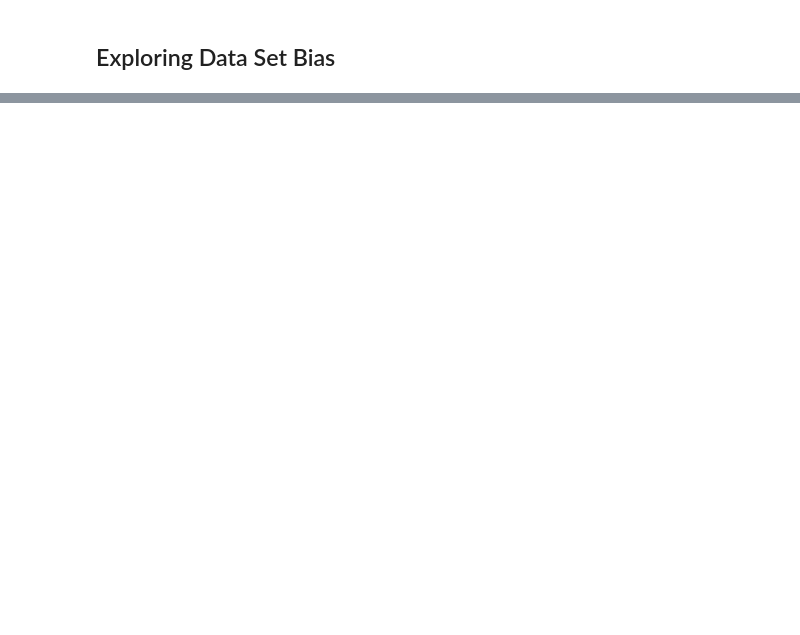
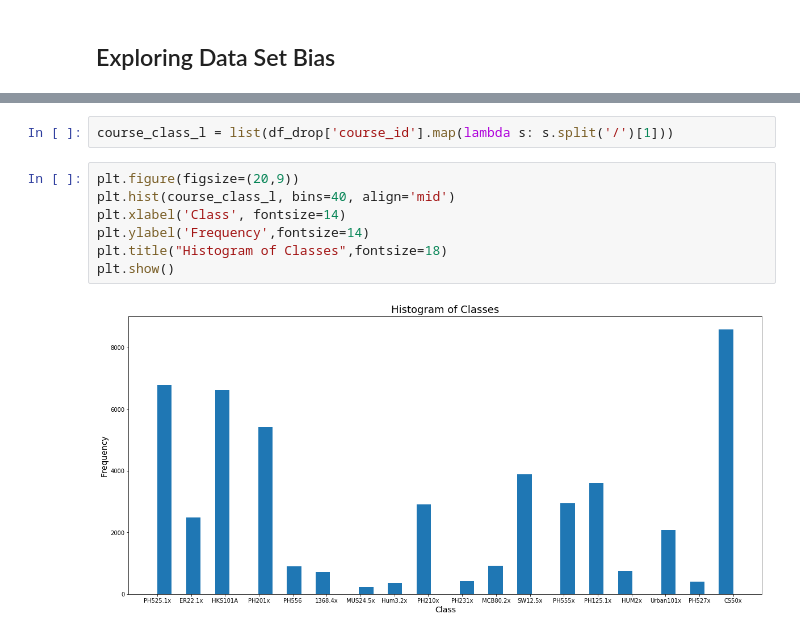
Before and after one commit to tmaounis/apcomp221-pset2, a Jupyter notebook: cleaning_data.ipynb, the cells around one changed output, grey strips where cells are left out. Cells and saved outputs as stored; diff of their text form; blank space fills up the shorter version.

```diff
--- a/cleaning_data.ipynb
+++ b/cleaning_data.ipynb
@@ -412,0 +465,11 @@ So to reiterate the statistics above... 50000 entries in the entire dataset have
+# %%
+course_class_l = list(df_drop['course_id'].map(lambda s: s.split('/')[1]))
+# %%
+plt.figure(figsize=(20,9))
+plt.hist(course_class_l, bins=40, align='mid')
+plt.xlabel('Class', fontsize=14)
+plt.ylabel('Frequency',fontsize=14)
+plt.title("Histogram of Classes",fontsize=18)
+plt.show()
+# %% [output]
+[figure, added]
```
Also changed, not shown: parts of 45 cells of this notebook.
